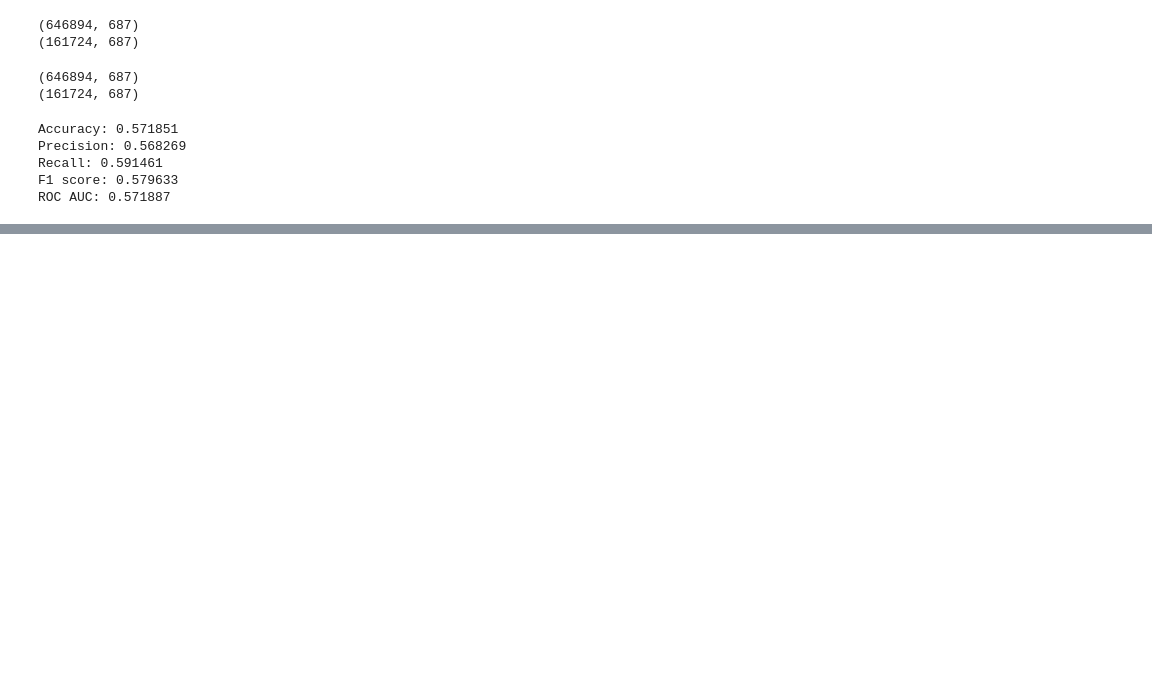
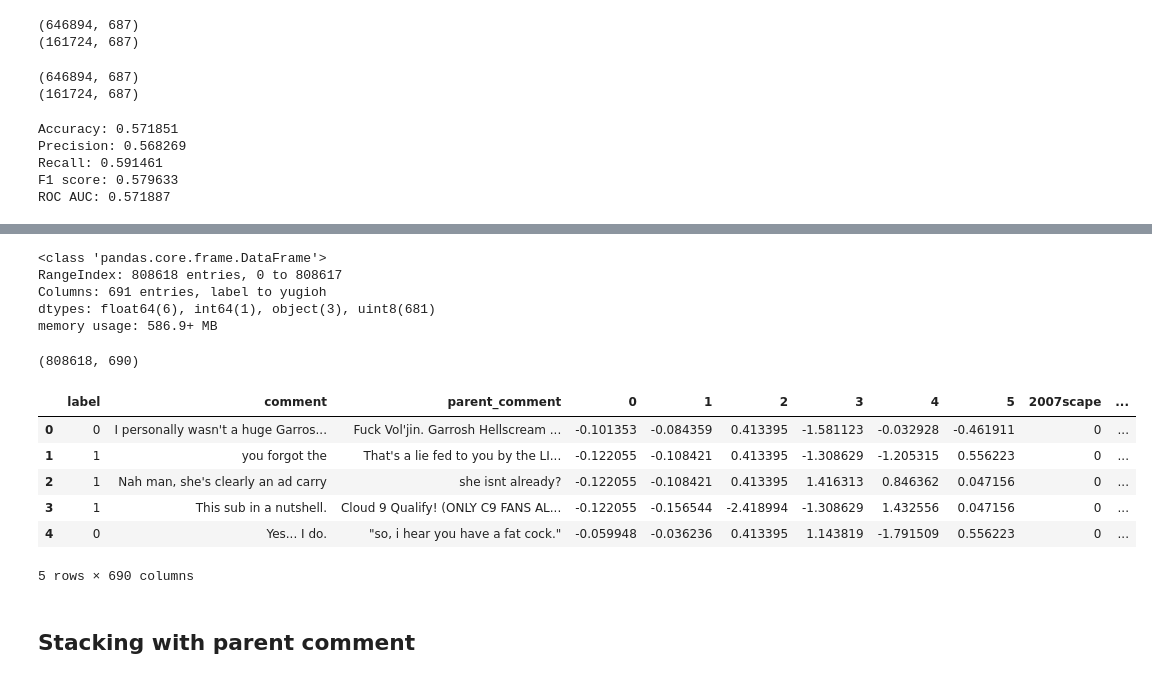
Before and after one commit to brianellis1997/Sarcasm_Detection, a Jupyter notebook: DS_440_Traditional_Models_Logit.ipynb, the cells around one changed output, grey strips where cells are left out. Cells and saved outputs as stored; diff of their text form; code cells hidden in the pictures; blank space fills up the shorter version.

```diff
--- a/DS_440_Traditional_Models_Logit.ipynb
+++ b/DS_440_Traditional_Models_Logit.ipynb
@@ -1121,0 +1202,11 @@ ROC AUC: 0.571887
+# %%
+def filter_subreddit(subreddit):
+    if subreddit in subreddits:
+        return subreddit
+    else:
+        return 'other'
+
+# Apply the filter_subreddit function to the 'subreddit' column
+train['subreddit'] = train['subreddit'].apply(filter_subreddit)
+
+train['subreddit'].nunique()
@@ -1121,0 +1254,29 @@ ROC AUC: 0.571887
+# %%
+# One-hot encode subreddit
+subreddit_dummies = pd.get_dummies(train['subreddit'])
+# %%
+# Combine one-hot encoded categorical variables with numeric variables
+train_encoded = pd.concat([train_cat, subreddit_dummies], axis=1)
+train_encoded.info()
+# %% [output]
+<class 'pandas.core.frame.DataFrame'>
+RangeIndex: 808618 entries, 0 to 808617
+Columns: 691 entries, label to yugioh
+dtypes: float64(6), int64(1), object(3), uint8(681)
+memory usage: 586.9+ MB
+# %%
+train_encoded.drop(columns='subreddit', inplace=True)
+# %%
+train_encoded.shape
+# %% [output]
+(808618, 690)
+# %%
+train_encoded.head()
+# %% [output]
+|  | label | comment | parent_comment | 0 | 1 | 2 | 3 | 4 | 5 | 2007scape | ... |
+| 0 | 0 | I personally wasn't a huge Garros... | Fuck Vol'jin. Garrosh Hellscream ... | -0.101353 | -0.084359 | 0.413395 | -1.581123 | -0.032928 | -0.461911 | 0 | ... |
+| 1 | 1 | you forgot the | That's a lie fed to you by the LI... | -0.122055 | -0.108421 | 0.413395 | -1.308629 | -1.205315 | 0.556223 | 0 | ... |
+| 2 | 1 | Nah man, she's clearly an ad carry | she isnt already? | -0.122055 | -0.108421 | 0.413395 | 1.416313 | 0.846362 | 0.047156 | 0 | ... |
+| 3 | 1 | This sub in a nutshell. | Cloud 9 Qualify! (ONLY C9 FANS AL... | -0.122055 | -0.156544 | -2.418994 | -1.308629 | 1.432556 | 0.047156 | 0 | ... |
+| 4 | 0 | Yes... I do. | "so, i hear you have a fat cock." | -0.059948 | -0.036236 | 0.413395 | 1.143819 | -1.791509 | 0.556223 | 0 | ... |
+5 rows × 690 columns
@@ -1121,0 +1297,2 @@ ROC AUC: 0.571887
+# %% [markdown]
+## Stacking with parent comment
```
Also changed, not shown: parts of 16 cells of this notebook.
